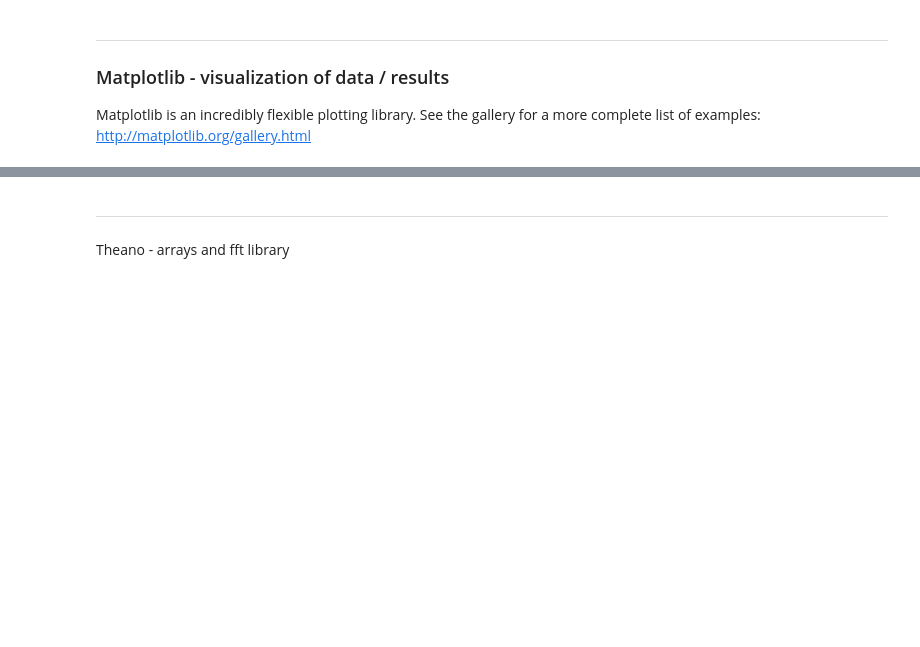
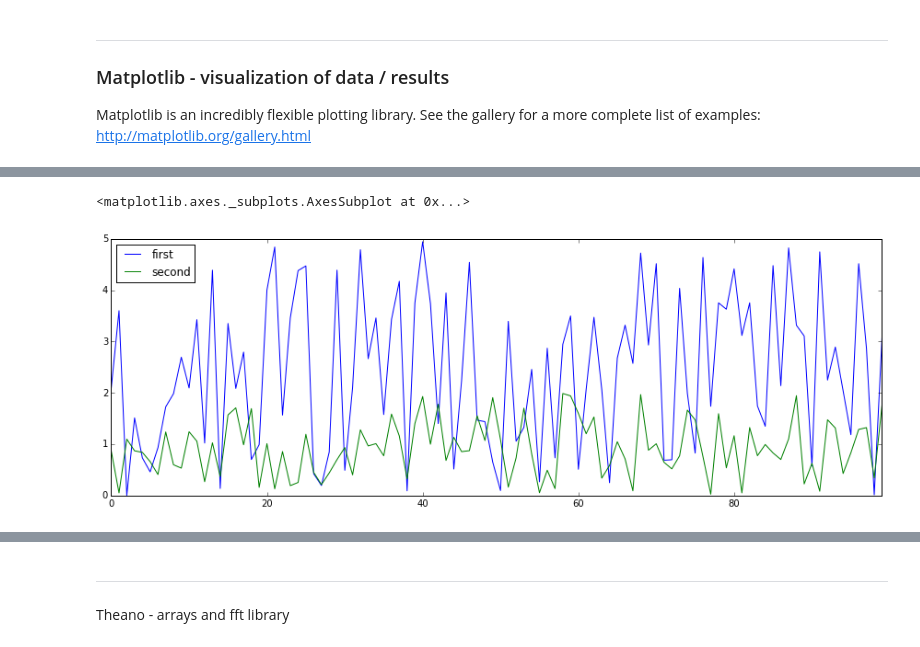
Before and after one commit to ML4P/ml-for-python-programmers, a Jupyter notebook: Section 1.ipynb, the cells around one changed output, grey strips where cells are left out. Saved outputs shown, nothing was run; the diff lists cells and outputs as text; code cells hidden in the pictures; blank space fills up the shorter version.

```diff
--- a/Section 1.ipynb
+++ b/Section 1.ipynb
@@ -224,0 +256,11 @@ Matplotlib is an incredibly flexible plotting library. See the gallery for a mor
+# %%
+# Often we'll use matplotlib through Panda's convinience functions
+
+df = pd.DataFrame({
+    "first": e1.random(100) * 5,
+    "second": e2.random(100) * 2,
+})
+df.plot()
+# %% [output]
+<matplotlib.axes._subplots.AxesSubplot at 0x...>
+[figure, added]
```
Also changed, not shown: parts of 5 cells of this notebook.
